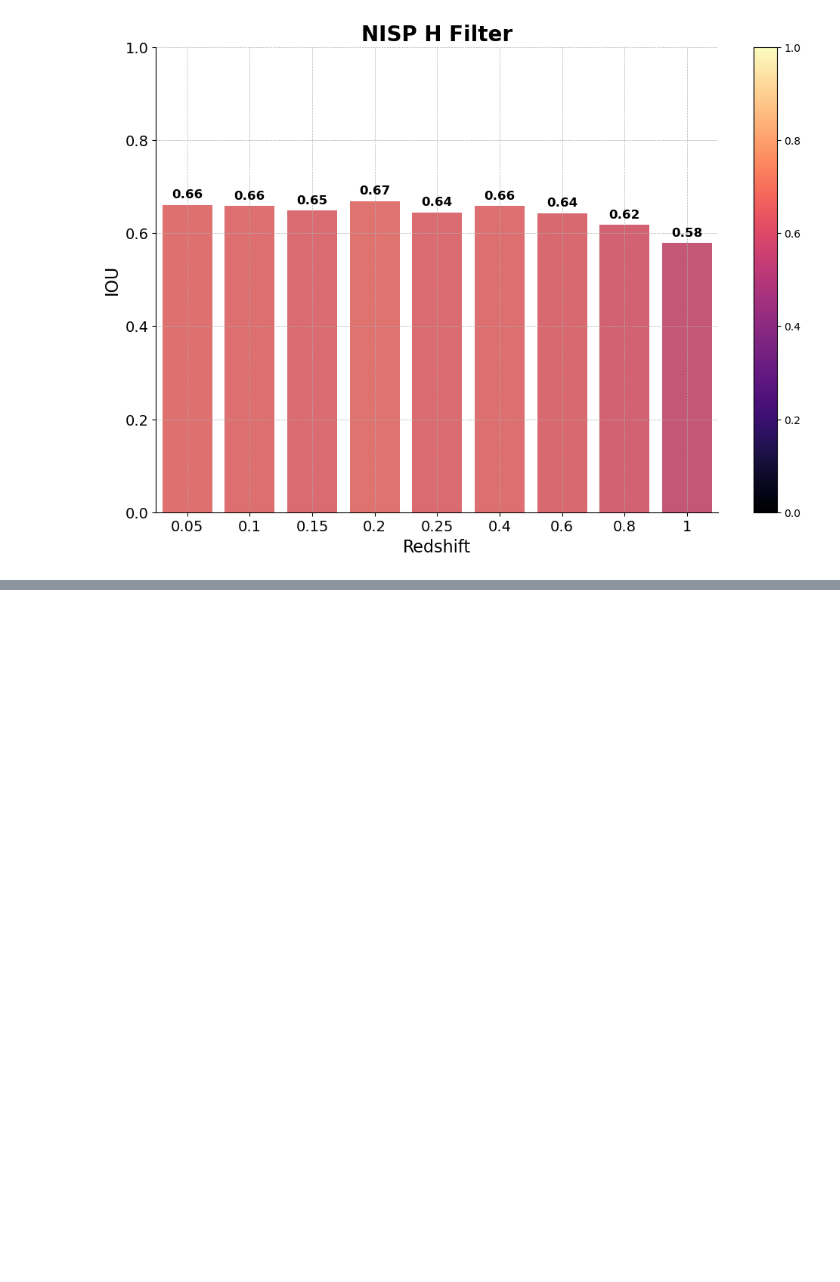
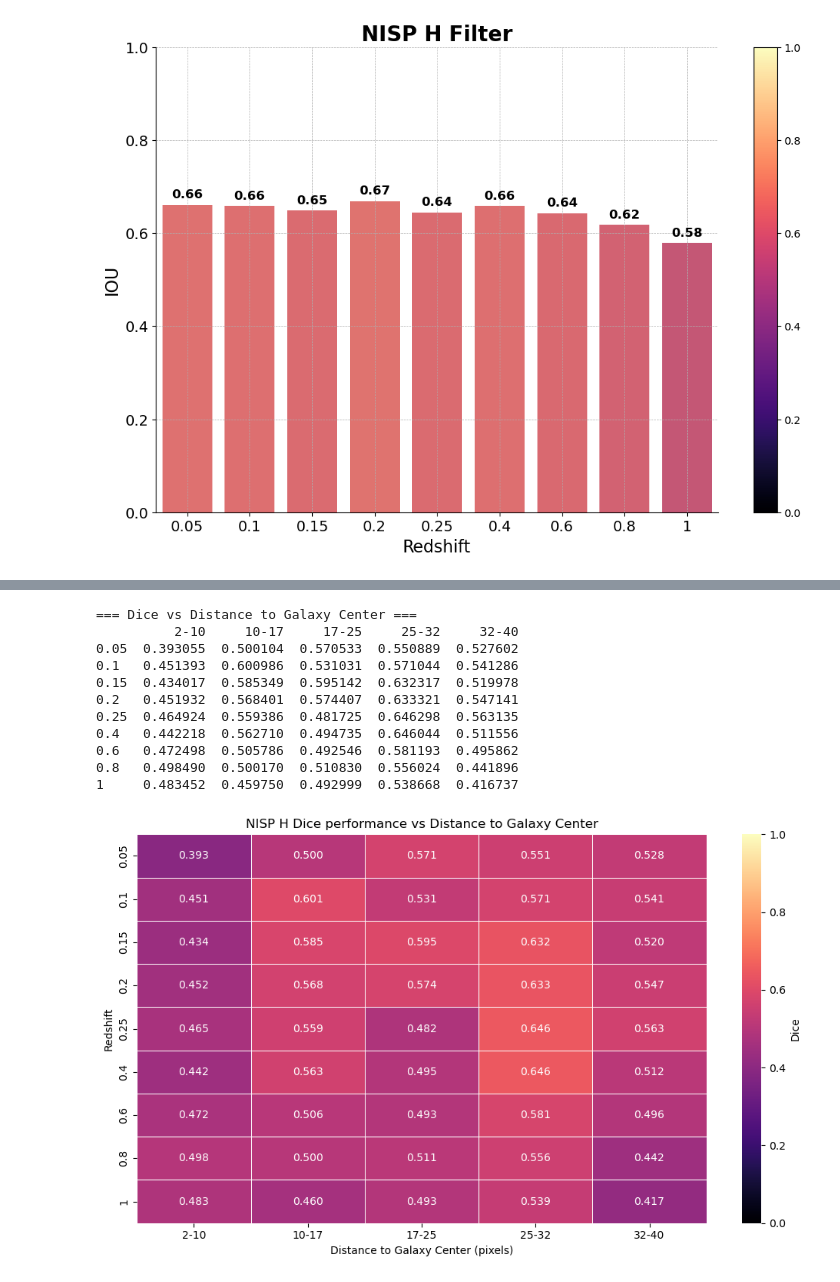
Before and after one commit to dariodltg/tidal-tails-segmentation, a Jupyter notebook: redshift/segmentation_training/v13_log/Evaluation_heatmap_NISP_H_v13_log_no_aug_pad.ipynb, the cells around one changed output, grey strips where cells are left out. Cells and saved outputs as stored; diff of their text form; code cells hidden in the pictures; blank space fills up the shorter version.

Commit message:
Updated evaluation notebooks plots

```diff
--- a/redshift/segmentation_training/v13_log/Evaluation_heatmap_NISP_H_v13_log_no_aug_pad.ipynb
+++ b/redshift/segmentation_training/v13_log/Evaluation_heatmap_NISP_H_v13_log_no_aug_pad.ipynb
@@ -87,4 +88,12 @@ def get_mag_stream_percentage(galaxy_number):
     return mag_stream_percentage_rounded_up
+# %%
+def get_distance_to_galaxy_center(galaxy_number):
+    path_catalogs_folder = "../../dataset_generation/catalogs_for_checking"
+    path_catalog = os.path.join(path_catalogs_folder, "stream_characteristics_"+str(galaxy_number)+".txt")
+    df = pd.read_csv(path_catalog, delimiter=r"\s+", engine="python")
+    distance_to_galaxy_center = df.iloc[1,14]
+    #print("RR_STREAM: " + str(distance_to_galaxy_center))
+    return distance_to_galaxy_center
 # %%
 class MyDataset(Dataset):
     """
@@ -109,7 +118,7 @@ class MyDataset(Dataset):
         numero_galaxia = get_galaxy_number(self.galaxias_con_colas_de_marea[index])
         magnitud_galaxia = get_galaxy_magnitude(self.galaxias_con_colas_de_marea[index])
         mag_stream_percentage = get_mag_stream_percentage(numero_galaxia)
-
+        distance_to_galaxy_center = get_distance_to_galaxy_center(numero_galaxia)
         y = np.array(cv2.imread(hiperparametros['ruta_mascaras']+str(numero_galaxia)+"_"+str(magnitud_galaxia)+".png",0)).astype(np.float32)
         #x = normalize_01(x)
         x_tensor_visualizar = copy.deepcopy(x)
@@ -130,7 +139,7 @@ class MyDataset(Dataset):
 
         #Hacemos reshape de los tensores
         y_tensor=torch.unsqueeze(y_tensor, dim=0)
-        return x_tensor, y_tensor, ruta, magnitud_real, x_tensor_visualizar, mag_stream_percentage
+        return x_tensor, y_tensor, ruta, magnitud_real, x_tensor_visualizar, mag_stream_percentage, distance_to_galaxy_center
 
     def __len__(self):
         """
@@ -499 +793,46 @@ plt.show()
 [figure]
+# %%
+matrix_data_dice_distance = {
+    redshift: {key: np.nanmean(values) for key, values in subdict.items()}
+    for redshift, subdict in dice_results_redshift_with_distance.items()
+}
+
+matrix_for_df_distance = []
+for redshift in labels_redshift:
+    row = []
+    for distance_label in distance_labels:
+        if redshift in matrix_data_dice_distance and distance_label in matrix_data_dice_distance[redshift]:
+            row.append(matrix_data_dice_distance[redshift][distance_label])
+        else:
+            row.append(np.nan)
+    matrix_for_df_distance.append(row)
+
+df_distance = pd.DataFrame(matrix_for_df_distance,
+                          index=labels_redshift,
+                          columns=distance_labels)
+
+print("\n=== Dice vs Distance to Galaxy Center ===")
+print(df_distance)
+
+plt.figure(figsize=(10, 6))
+sns.heatmap(df_distance, annot=True, fmt=".3f", cmap="magma",
+           linewidths=0.5, cbar_kws={'label': 'Dice'},
+           vmin=0, vmax=1.0)
+plt.xlabel('Distance to Galaxy Center (pixels)')
+plt.ylabel('Redshift')
+plt.title("NISP H Dice performance vs Distance to Galaxy Center")
+plt.tight_layout()
+plt.show()
+# %% [output]
+=== Dice vs Distance to Galaxy Center ===
+          2-10     10-17     17-25     25-32     32-40
+0.05  0.393055  0.500104  0.570533  0.550889  0.527602
+0.1   0.451393  0.600986  0.531031  0.571044  0.541286
+0.15  0.434017  0.585349  0.595142  0.632317  0.519978
+0.2   0.451932  0.568401  0.574407  0.633321  0.547141
+0.25  0.464924  0.559386  0.481725  0.646298  0.563135
+0.4   0.442218  0.562710  0.494735  0.646044  0.511556
+0.6   0.472498  0.505786  0.492546  0.581193  0.495862
+0.8   0.498490  0.500170  0.510830  0.556024  0.441896
+1     0.483452  0.459750  0.492999  0.538668  0.416737
+[figure, added]
```
Also changed, not shown: parts of 11 cells of this notebook, 3 other files.
